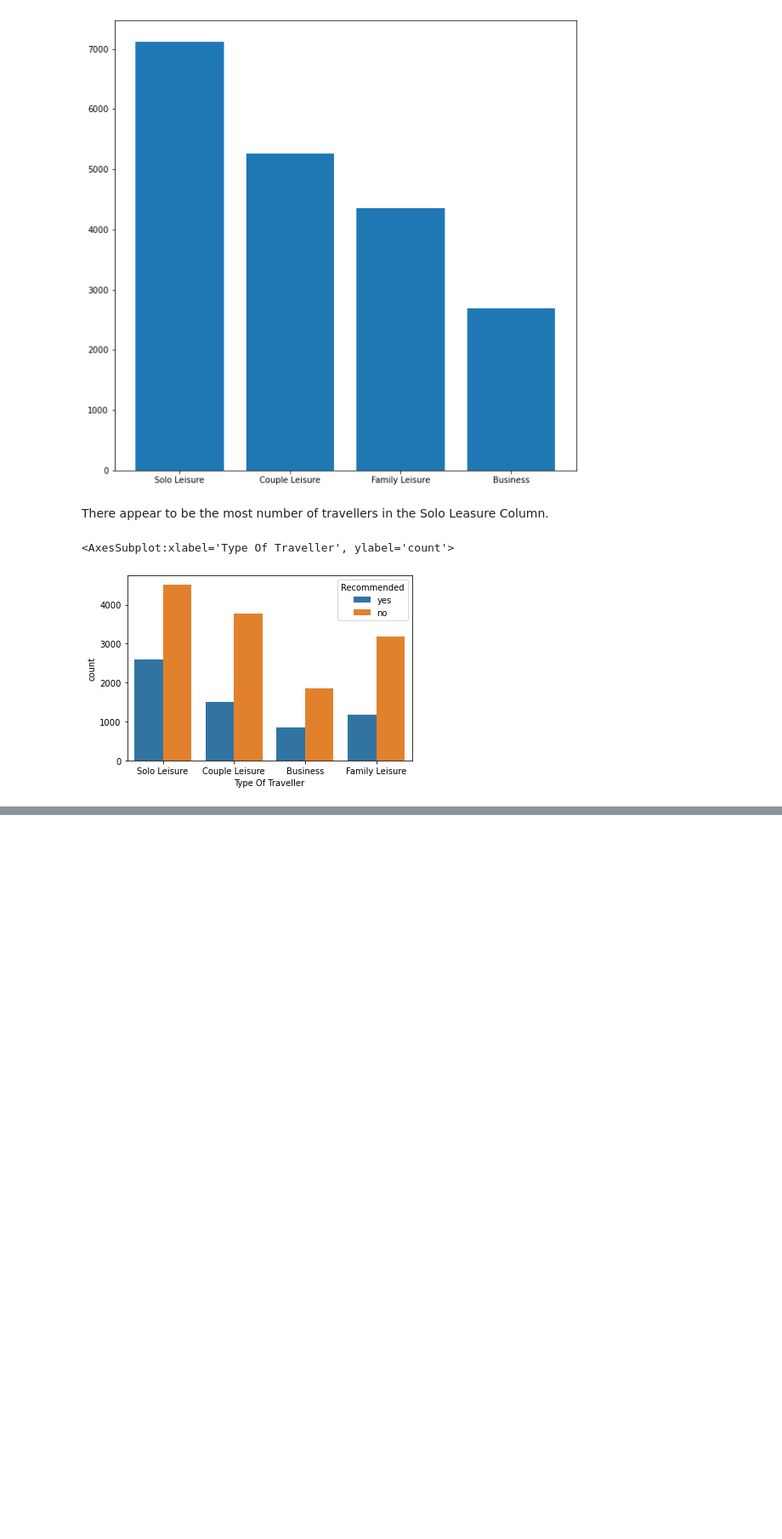
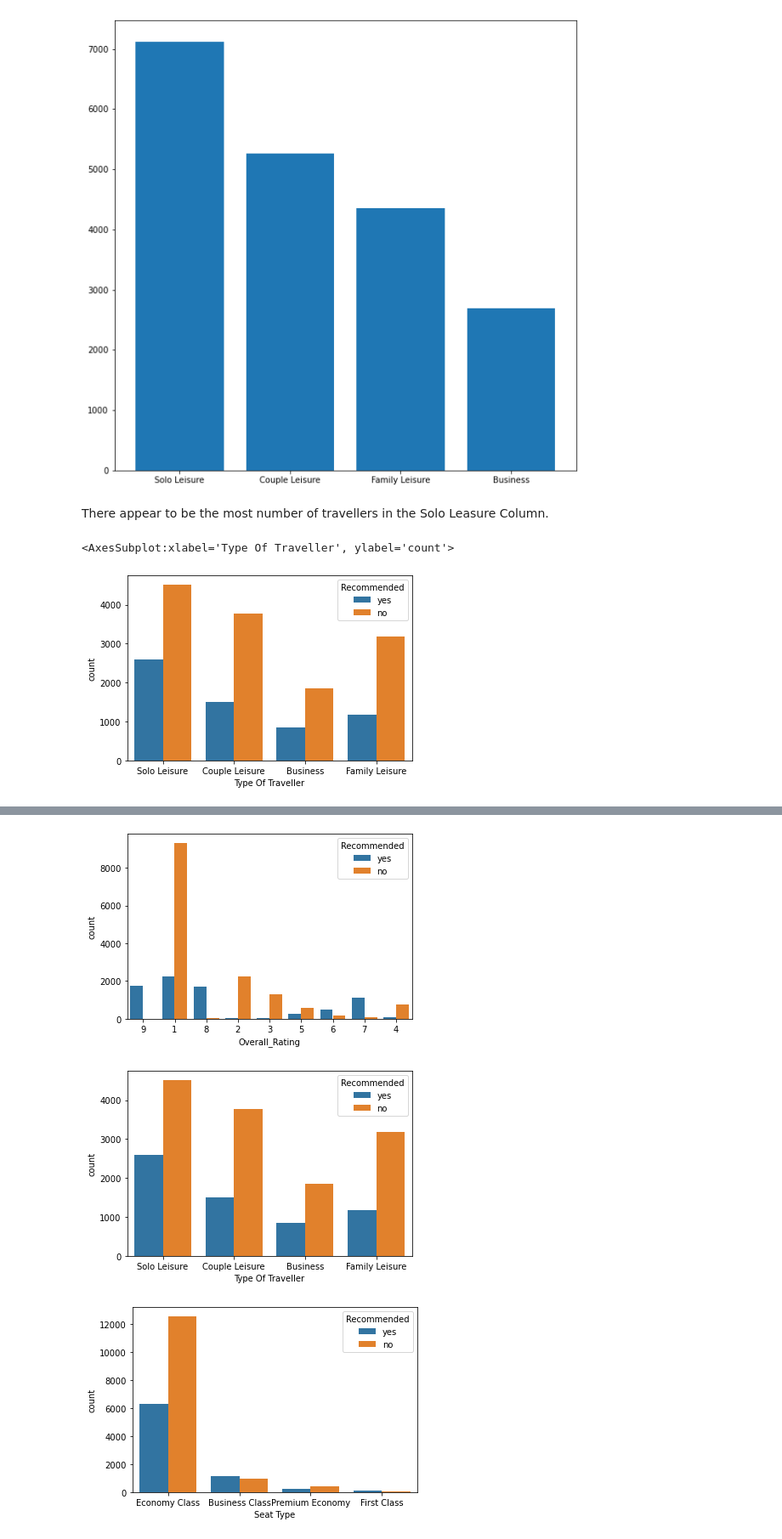
Before and after one commit to ManasRathi00/Airline-Review-Sentiment-Analysis---ML, a Jupyter notebook: Airline Review Sentiment Analysis - Classification Machine Learning Project.ipynb, the cells around one changed output, grey strips where cells are left out. Shown: that part at 85% size. Drawn from its saved outputs; the diff is of its cells as text; code cells hidden in the pictures; blank space fills up the shorter version.

```diff
--- a/Airline Review Sentiment Analysis - Classification Machine Learning Project.ipynb
+++ b/Airline Review Sentiment Analysis - Classification Machine Learning Project.ipynb
@@ -490,0 +547,13 @@ for col in numerical_columns:
+# %%
+categorical_columns = airlines_data.select_dtypes(include='object').columns
+for col in categorical_columns:
+    if airlines_data[col].nunique()>50 or col == 'Recommended':
+        continue
+    else:
+
+        sns.countplot(airlines_data[col], hue = airlines_data['Recommended'])
+        plt.show()
+# %% [output]
+[figure, added]
+[figure, added]
+[figure, added]
```
Also changed, not shown: parts of 48 cells of this notebook, 1 other file.
